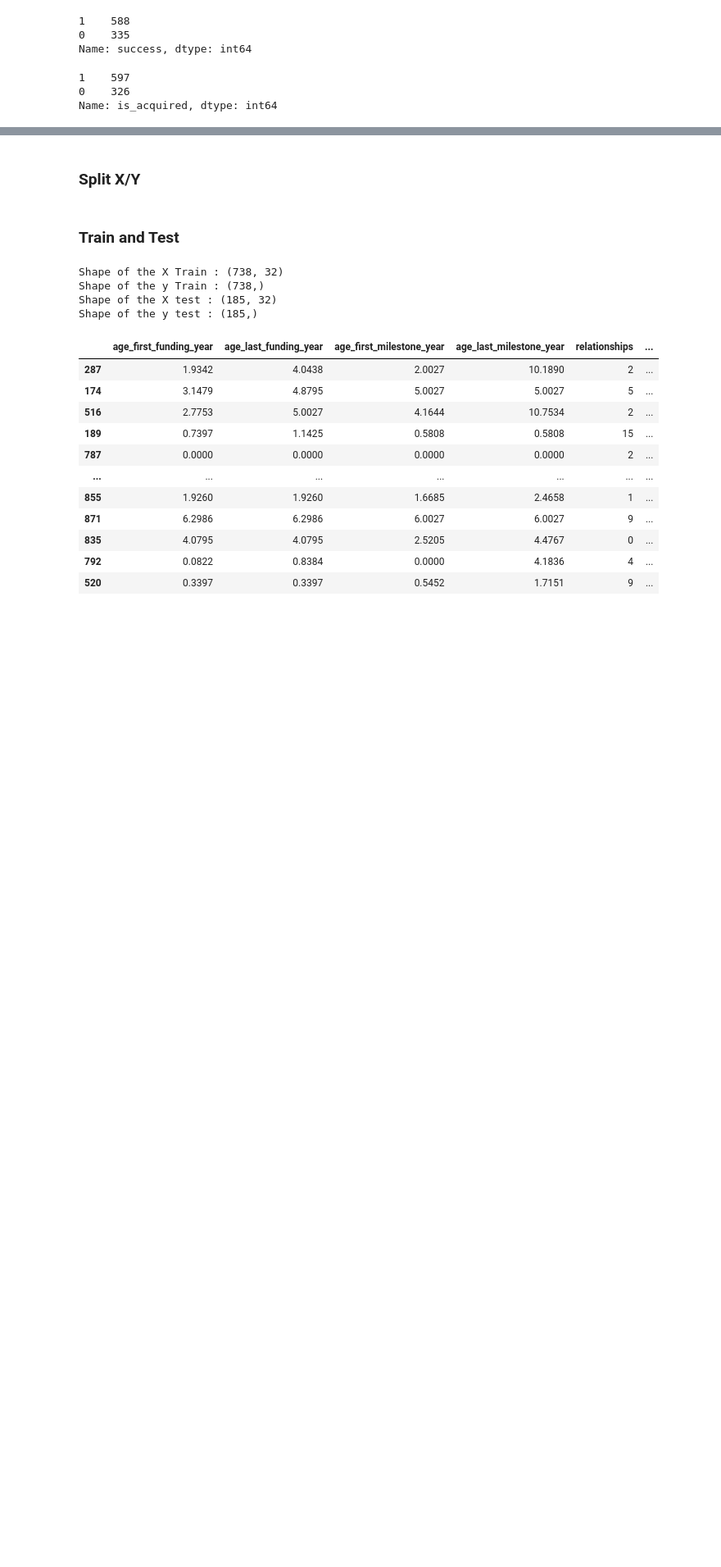
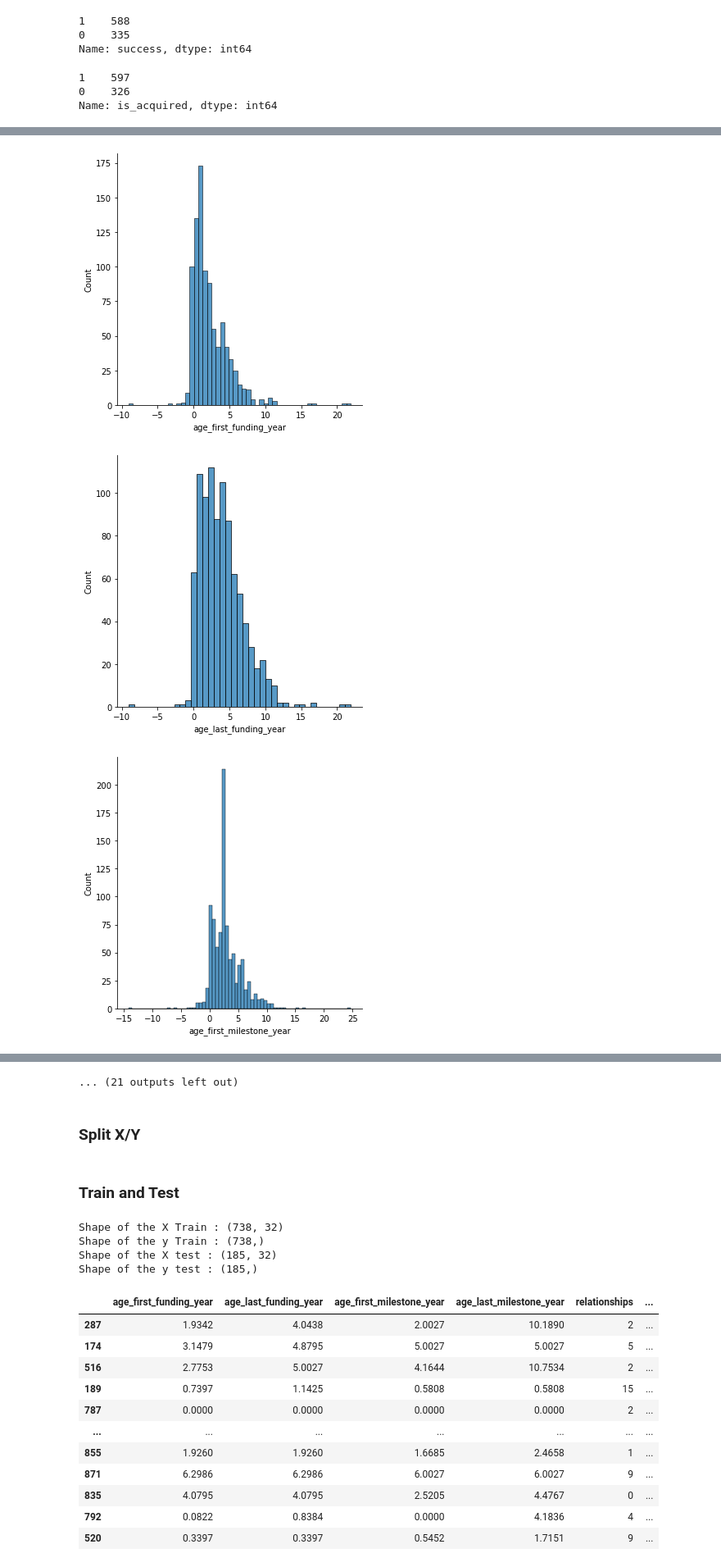
Before and after one commit to Paulabvc/startups_project, a Jupyter notebook: Final_project_startup/notebooks/Model.ipynb, the cells around one changed output, grey strips where cells are left out. Shown at 82% size. Drawn from its saved outputs; the diff is of its cells as text; code cells hidden in the pictures; blank space fills up the shorter version.

```diff
--- a/Final_project_startup/notebooks/Model.ipynb
+++ b/Final_project_startup/notebooks/Model.ipynb
@@ -186,0 +88,8 @@ plt.show()
+# %%
+for column_name in df_num:
+    sns.displot(df_num[column_name])
+    plt.show()
+# %% [output]
+[figure, added]
+[figure, added]
+[figure, added]
@@ -187,3 +105,4 @@ plt.show()
+... (21 outputs left out)
 # %% [markdown]
 ### Split X/Y
 # %%
```
Also changed, not shown: parts of 15 cells of this notebook, 5 other files.
